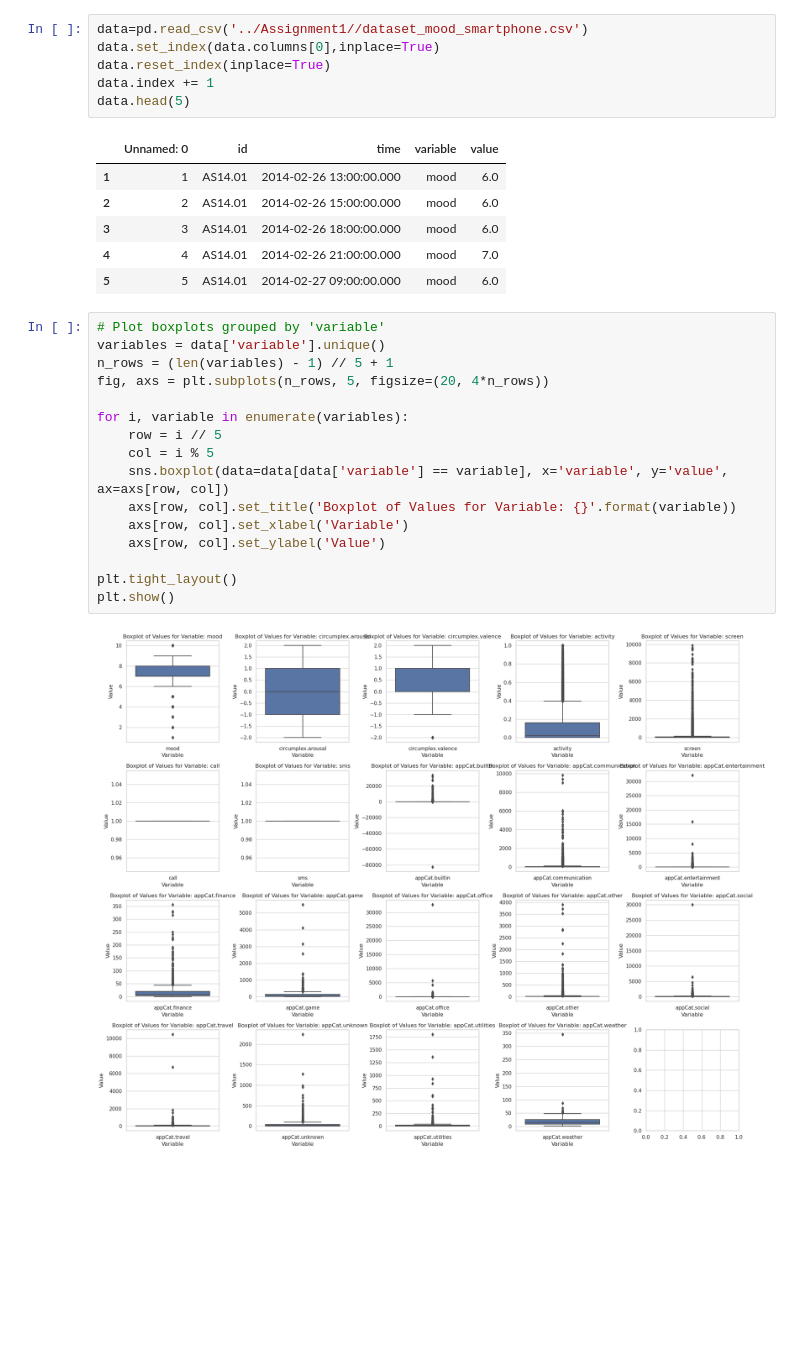
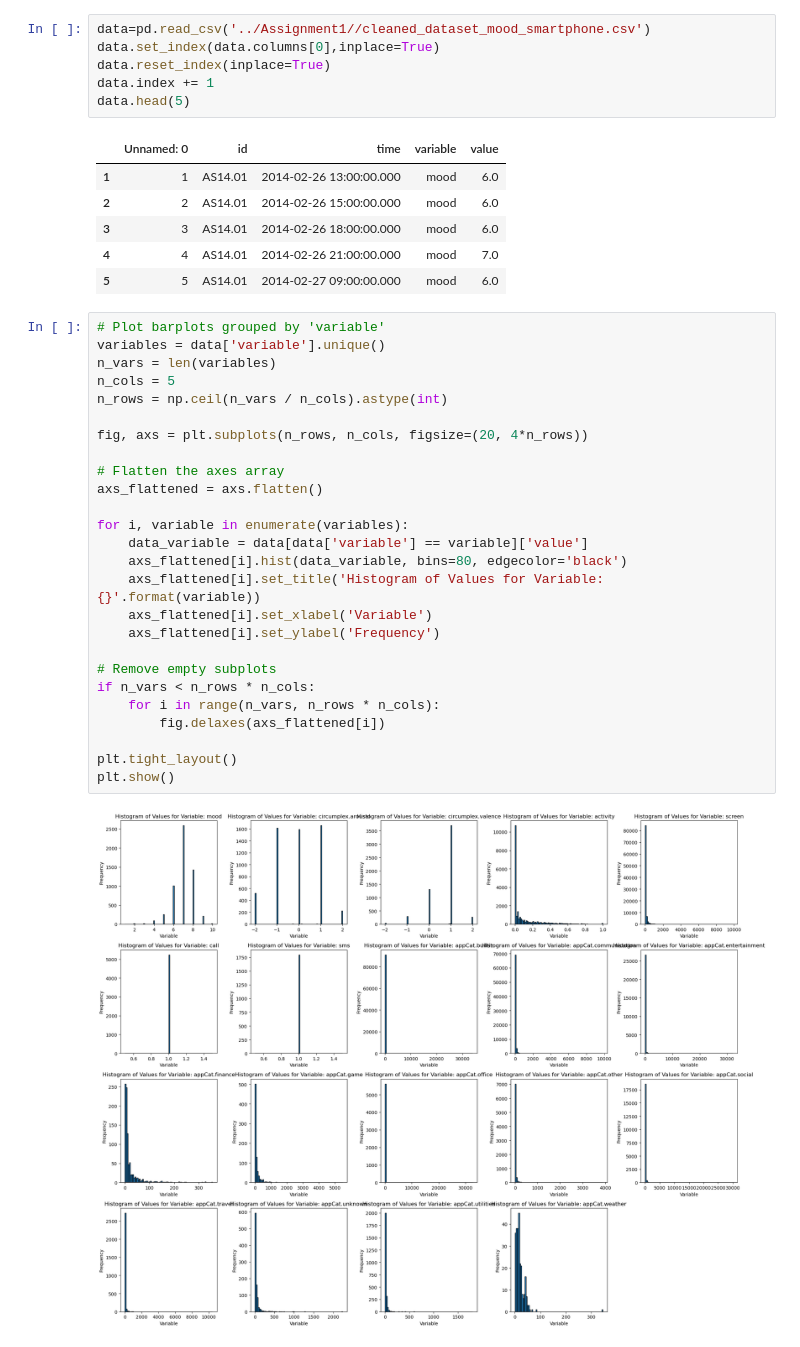
Before and after one commit to SydWingss/VU-DMT-Assignment1-110, a Jupyter notebook: Assignment1/raw_graph.ipynb, the cells around one changed output. Cells and saved outputs as stored; diff of their text form; blank space fills up the shorter version.

Commit message:
change: barchart reflecting the distribution of variables

```diff
--- a/Assignment1/raw_graph.ipynb
+++ b/Assignment1/raw_graph.ipynb
@@ -8,7 +8,7 @@ from sklearn.decomposition import PCA
 from sklearn.cluster import KMeans
 from sklearn.metrics import silhouette_score
 # %%
-data=pd.read_csv('../Assignment1//dataset_mood_smartphone.csv')
+data=pd.read_csv('../Assignment1//cleaned_dataset_mood_smartphone.csv')
 data.set_index(data.columns[0],inplace=True)
 data.reset_index(inplace=True)
 data.index += 1
@@ -21,20 +21,30 @@ data.head(5)
 | 4 | 4 | AS14.01 | 2014-02-26 21:00:00.000 | mood | 7.0 |
 | 5 | 5 | AS14.01 | 2014-02-27 09:00:00.000 | mood | 6.0 |
 # %%
-# Plot boxplots grouped by 'variable'
+# Plot barplots grouped by 'variable'
 variables = data['variable'].unique()
-n_rows = (len(variables) - 1) // 5 + 1
-fig, axs = plt.subplots(n_rows, 5, figsize=(20, 4*n_rows))
+n_vars = len(variables)
+n_cols = 5
+n_rows = np.ceil(n_vars / n_cols).astype(int)
+
+fig, axs = plt.subplots(n_rows, n_cols, figsize=(20, 4*n_rows))
+
+# Flatten the axes array
+axs_flattened = axs.flatten()
 
 for i, variable in enumerate(variables):
-    row = i // 5
-    col = i % 5
-    sns.boxplot(data=data[data['variable'] == variable], x='variable', y='value', ax=axs[row, col])
-    axs[row, col].set_title('Boxplot of Values for Variable: {}'.format(variable))
-    axs[row, col].set_xlabel('Variable')
-    axs[row, col].set_ylabel('Value')
+    data_variable = data[data['variable'] == variable]['value']
+    axs_flattened[i].hist(data_variable, bins=80, edgecolor='black')
+    axs_flattened[i].set_title('Histogram of Values for Variable: {}'.format(variable))
+    axs_flattened[i].set_xlabel('Variable')
+    axs_flattened[i].set_ylabel('Frequency')
+
+# Remove empty subplots
+if n_vars < n_rows * n_cols:
+    for i in range(n_vars, n_rows * n_cols):
+        fig.delaxes(axs_flattened[i])
 
 plt.tight_layout()
 plt.show()
 # %% [output]
-[figure, old version]
+[figure, new version]
```
